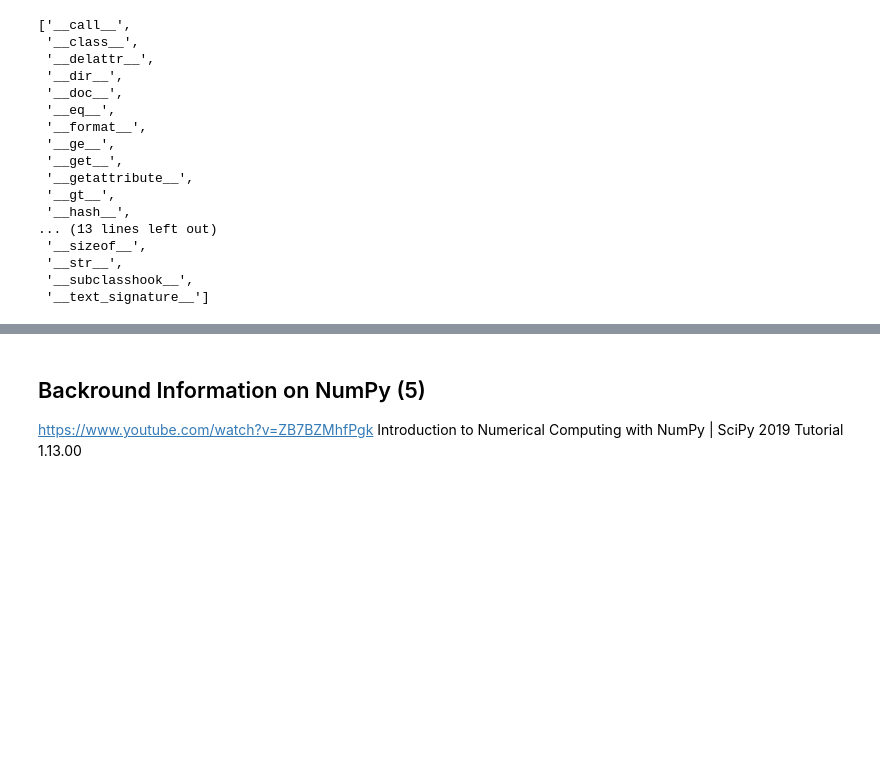
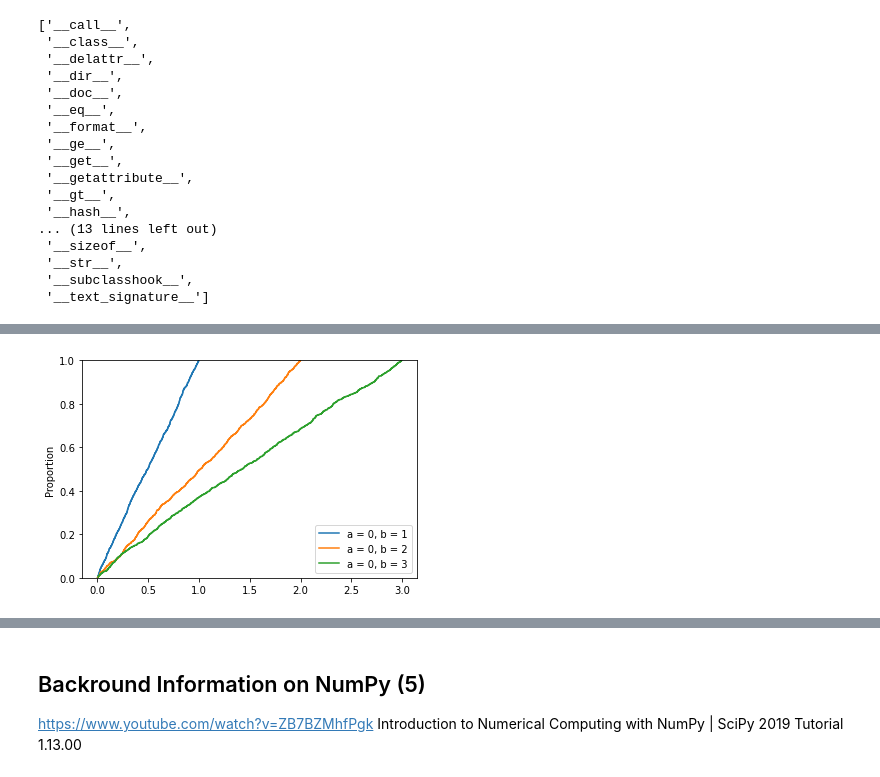
Before and after one commit to katel85/numpy.random-assignment-, a Jupyter notebook: numpy.random.ipynb, the cells around one changed output, grey strips where cells are left out. Cells and saved outputs as stored; diff of their text form; code cells hidden in the pictures; blank space fills up the shorter version.

```diff
--- a/numpy.random.ipynb
+++ b/numpy.random.ipynb
@@ -989,0 +1283,20 @@ plt.show()
+# %%
+import seaborn as sns
+
+#fixing the seed for reproducibility
+#of the result
+np.random.seed(10)
+
+size = 1000
+#plotting 1000 sample from
+#different uniform distribution
+sns.ecdfplot(np.random.uniform(0, 1, size))
+sns.ecdfplot(np.random.uniform(0, 2, size))
+sns.ecdfplot(np.random.uniform(0, 3, size))
+
+plt.legend(["a = 0, b = 1",
+            "a = 0, b = 2",
+            "a = 0, b = 3"])
+plt.show()
+# %% [output]
+[figure, added]
```
Also changed, not shown: parts of 99 cells of this notebook.
